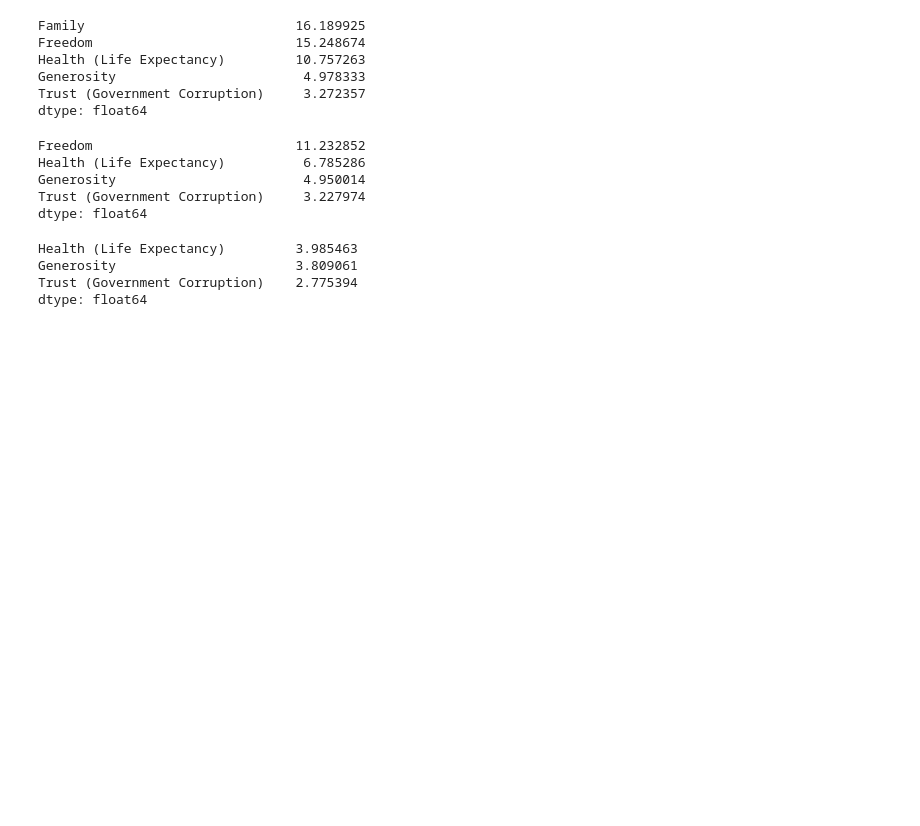
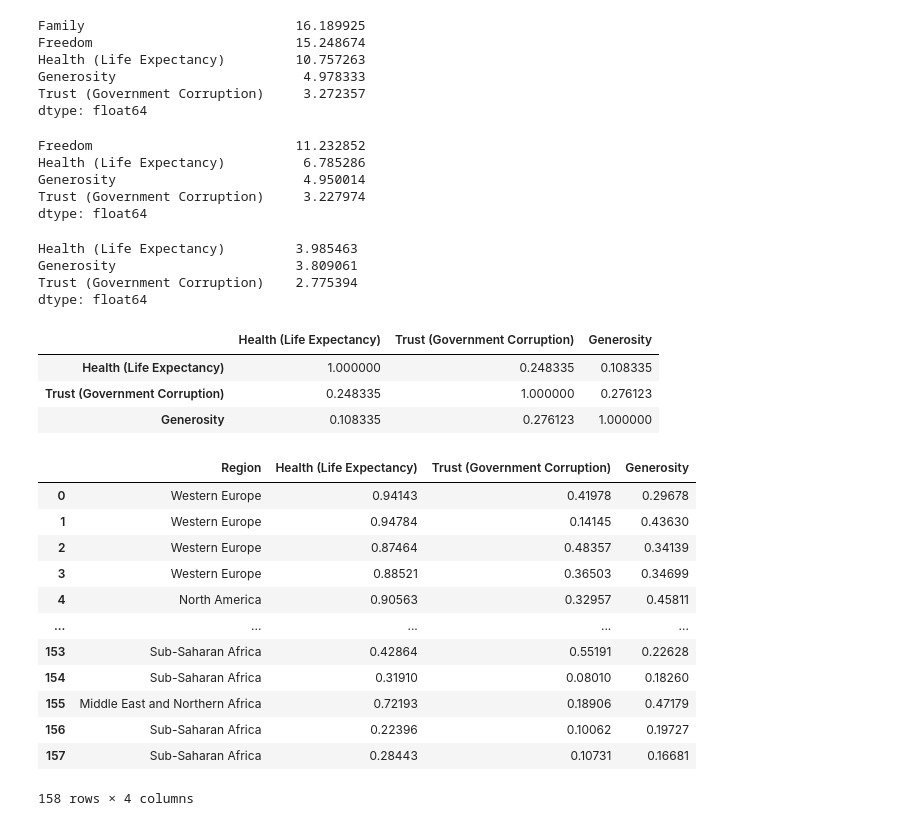
Before and after one commit to duttarajib78/Internship, a Jupyter notebook: Second_Phase_Practice_Projects/happyness_index.ipynb, the cells around one changed output. Drawn from its saved outputs; the diff is of its cells as text; code cells hidden in the pictures; blank space fills up the shorter version.

```diff
--- a/Second_Phase_Practice_Projects/happyness_index.ipynb
+++ b/Second_Phase_Practice_Projects/happyness_index.ipynb
@@ -222,3 +233,27 @@ Health (Life Expectancy)         3.985463
 Generosity                       3.809061
 Trust (Government Corruption)    2.775394
 dtype: float64
+# %%
+selected_features.corr()
+# %% [output]
+|  | Health (Life Expectancy) | Trust (Government Corruption) | Generosity |
+| Health (Life Expectancy) | 1.000000 | 0.248335 | 0.108335 |
+| Trust (Government Corruption) | 0.248335 | 1.000000 | 0.276123 |
+| Generosity | 0.108335 | 0.276123 | 1.000000 |
+# %%
+feature_by_region=pd.concat([happiness.Region,selected_features],axis=1)
+feature_by_region
+# %% [output]
+|  | Region | Health (Life Expectancy) | Trust (Government Corruption) | Generosity |
+| 0 | Western Europe | 0.94143 | 0.41978 | 0.29678 |
+| 1 | Western Europe | 0.94784 | 0.14145 | 0.43630 |
+| 2 | Western Europe | 0.87464 | 0.48357 | 0.34139 |
+| 3 | Western Europe | 0.88521 | 0.36503 | 0.34699 |
+| 4 | North America | 0.90563 | 0.32957 | 0.45811 |
+| ... | ... | ... | ... | ... |
+| 153 | Sub-Saharan Africa | 0.42864 | 0.55191 | 0.22628 |
+| 154 | Sub-Saharan Africa | 0.31910 | 0.08010 | 0.18260 |
+| 155 | Middle East and Northern Africa | 0.72193 | 0.18906 | 0.47179 |
+| 156 | Sub-Saharan Africa | 0.22396 | 0.10062 | 0.19727 |
+| 157 | Sub-Saharan Africa | 0.28443 | 0.10731 | 0.16681 |
+158 rows × 4 columns
```
Also changed, not shown: parts of 27 cells of this notebook.
